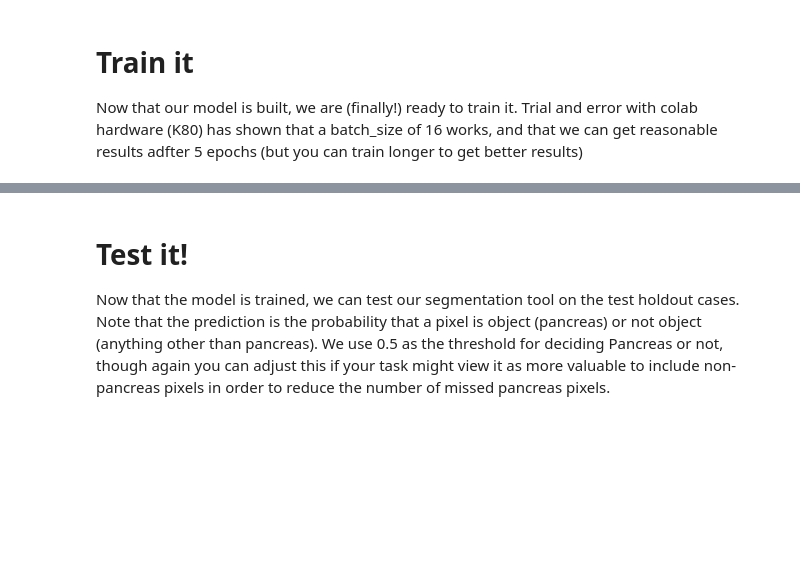
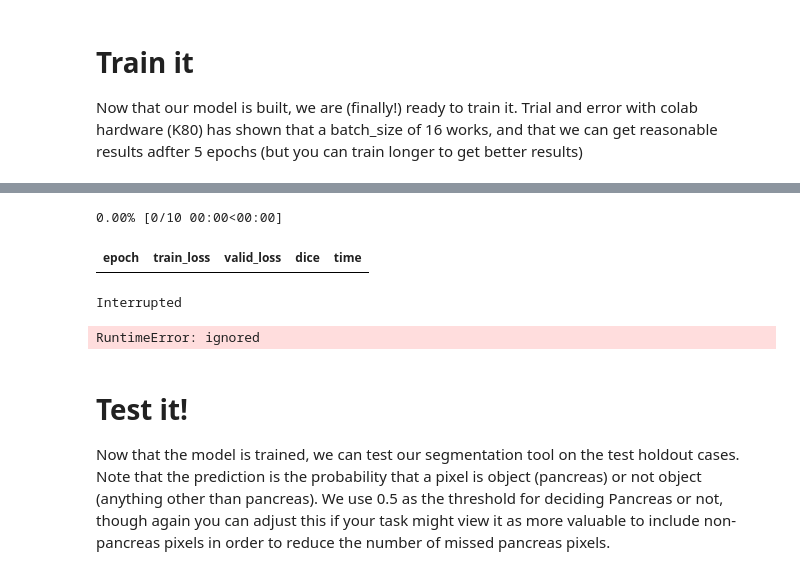
Before and after one commit to slowvak/MC4-TensorflowUNet, a Jupyter notebook: Basic_Unet.ipynb, the cells around one changed output, grey strips where cells are left out. Cells and saved outputs as stored; diff of their text form; code cells hidden in the pictures; blank space fills up the shorter version.

```diff
--- a/Basic_Unet.ipynb
+++ b/Basic_Unet.ipynb
@@ -334,3 +379,24 @@ Epoch 60/200
+# %%
+lr = 3e-3 # pick a lr
+learn.fit_one_cycle(10, slice(lr), pct_start=0.9) # train model
+
+learn.save('LGG') # save model
+learn.show_results(rows=3, figsize=(8, 9)) # show results
+
+
+learn.unfreeze() # unfreeze all layers
+
+# find and plot lr again
+learn.unfreeze()
+learn.recorder.plot()
+
+# train model
+learn.fit_one_cycle(12, slice(lr/400, lr/4), pct_start=0.8)
+# %% [output]
+0.00% [0/10 00:00<00:00]
+| epoch | train_loss | valid_loss | dice | time |
+Interrupted
+RuntimeError: ignored
 # %% [markdown]
 # Test it!
 Now that the model is trained, we can test our segmentation tool on the test holdout cases. Note that the prediction is the probability that a pixel is object (pancreas) or not object (anything other than pancreas). We use 0.5 as the threshold for deciding Pancreas or not, though again you can adjust this if your task might view it as more valuable to include non-pancreas pixels in order to reduce the number of missed pancreas pixels.
```
Also changed, not shown: parts of 5 cells of this notebook.
